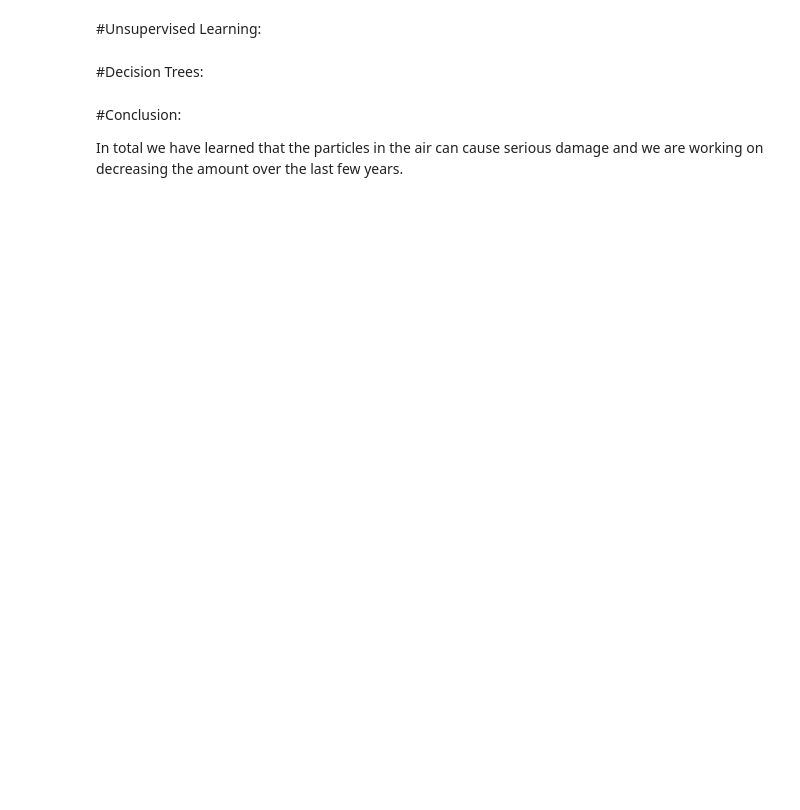
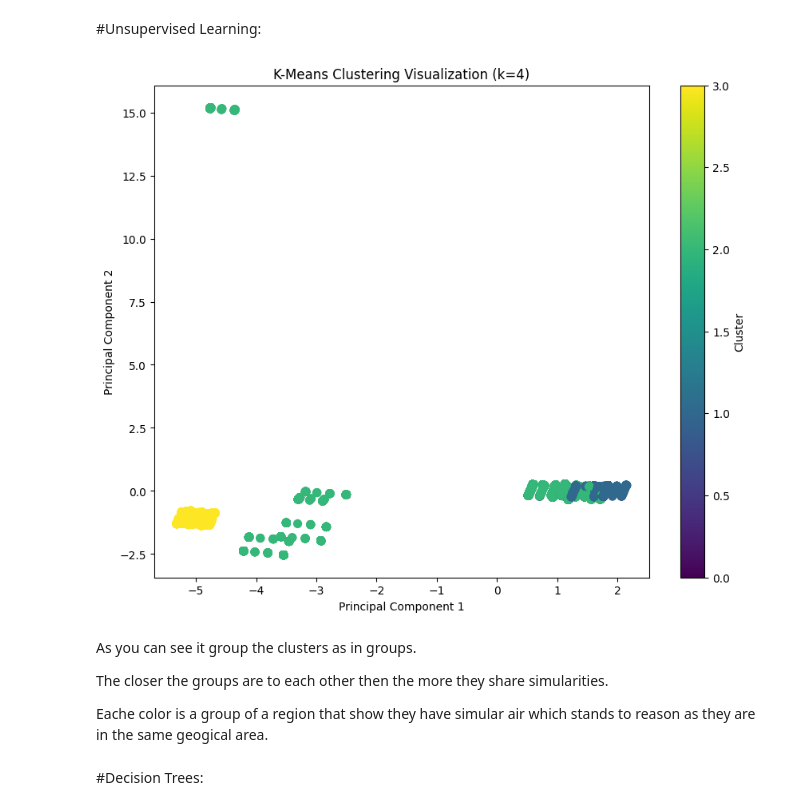
Before and after one commit to ipark3/Hank-Ian, a Jupyter notebook: GitHub Project/dataset/code/Final.ipynb, the cells around one changed output. Drawn from its saved outputs; the diff is of its cells as text; code cells hidden in the pictures; blank space fills up the shorter version.

```diff
--- a/GitHub Project/dataset/code/Final.ipynb
+++ b/GitHub Project/dataset/code/Final.ipynb
@@ -243,8 +314,57 @@ The data Value is the recorded amount found in the dataset. The higher the Data
 # %% [markdown]
 #Unsupervised Learning:
+# %%
+# Import necessary libraries
+import pandas as pd
+from sklearn.cluster import KMeans
+from sklearn.preprocessing import StandardScaler
+import matplotlib.pyplot as plt
+from sklearn.decomposition import PCA
+
+# Load the dataset
+file_path = '/content/drive/MyDrive/Personal/Cleaned_Air_Quality.csv'
+df = pd.read_csv(file_path)
+
+# Preprocess
+df_cleaned = df.dropna(subset=['Geo Join ID', 'Data Value'])
+
+# Select features for clustering
+categorical_columns = ['Name', 'Measure', 'Measure Info', 'Geo Type Name', 'Time Period']
+df_cleaned_encoded = pd.get_dummies(df_cleaned, columns=categorical_columns, drop_first=True)
+X = df_cleaned_encoded.drop(columns=['Data Value', 'Start_Date', 'Geo Place Name'])
+
+# Ensure features are numeric and clean
+X = X.apply(pd.to_numeric, errors='coerce').dropna()
+
+# Scale the features
+scaler = StandardScaler()
+X_scaled = scaler.fit_transform(X)
+
+# Apply K-Means clustering
+kmeans = KMeans(n_clusters=optimal_k, random_state=42)
+kmeans.fit(X_scaled)
+
+# Add cluster labels to the original dataset
+df_cleaned['Cluster'] = kmeans.labels_
+
+pca = PCA(n_components=2)
+X_pca = pca.fit_transform(X_scaled)
+
+# Plot
+plt.figure(figsize=(10, 8))
+plt.scatter(X_pca[:, 0], X_pca[:, 1], c=kmeans.labels_, cmap='viridis', s=50)
+plt.title("K-Means Clustering Visualization (k=4)")
+plt.xlabel("Principal Component 1")
+plt.ylabel("Principal Component 2")
+plt.colorbar(label='Cluster')
+plt.show()
+# %% [output]
+[figure, added]
+# %% [markdown]
+As you can see it group the clusters as in groups.
+
+The closer the groups are to each other then the more they share simularities.
+
+Eache color is a group of a region that show they have simular air which stands to reason as they are in the same geogical area.
 # %% [markdown]
 #Decision Trees:
-# %% [markdown]
-#Conclusion:
-
-In total we have learned that the particles in the air can cause serious damage and we are working on decreasing the amount over the last few years.
```
Also changed, not shown: parts of 8 cells of this notebook.
